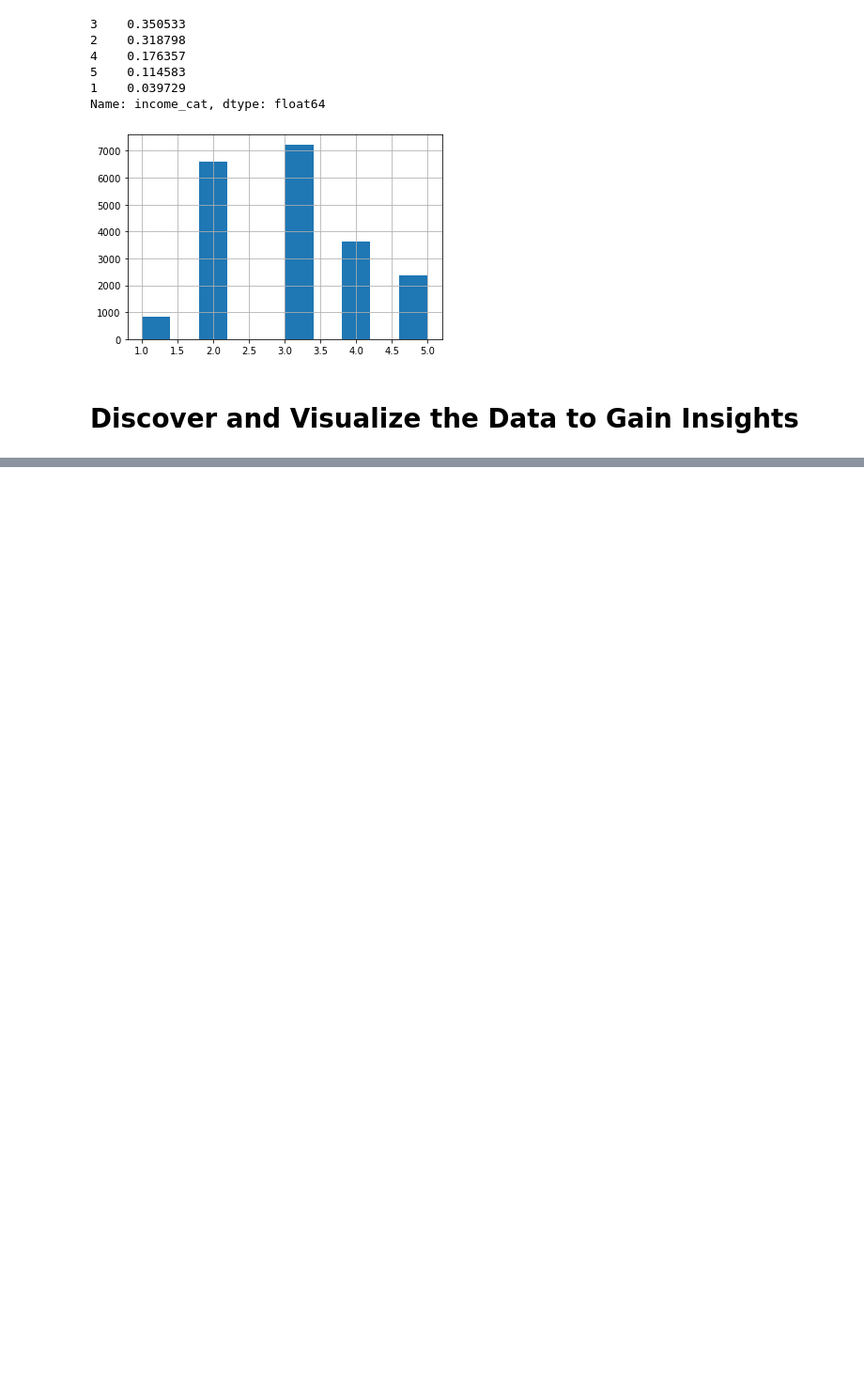
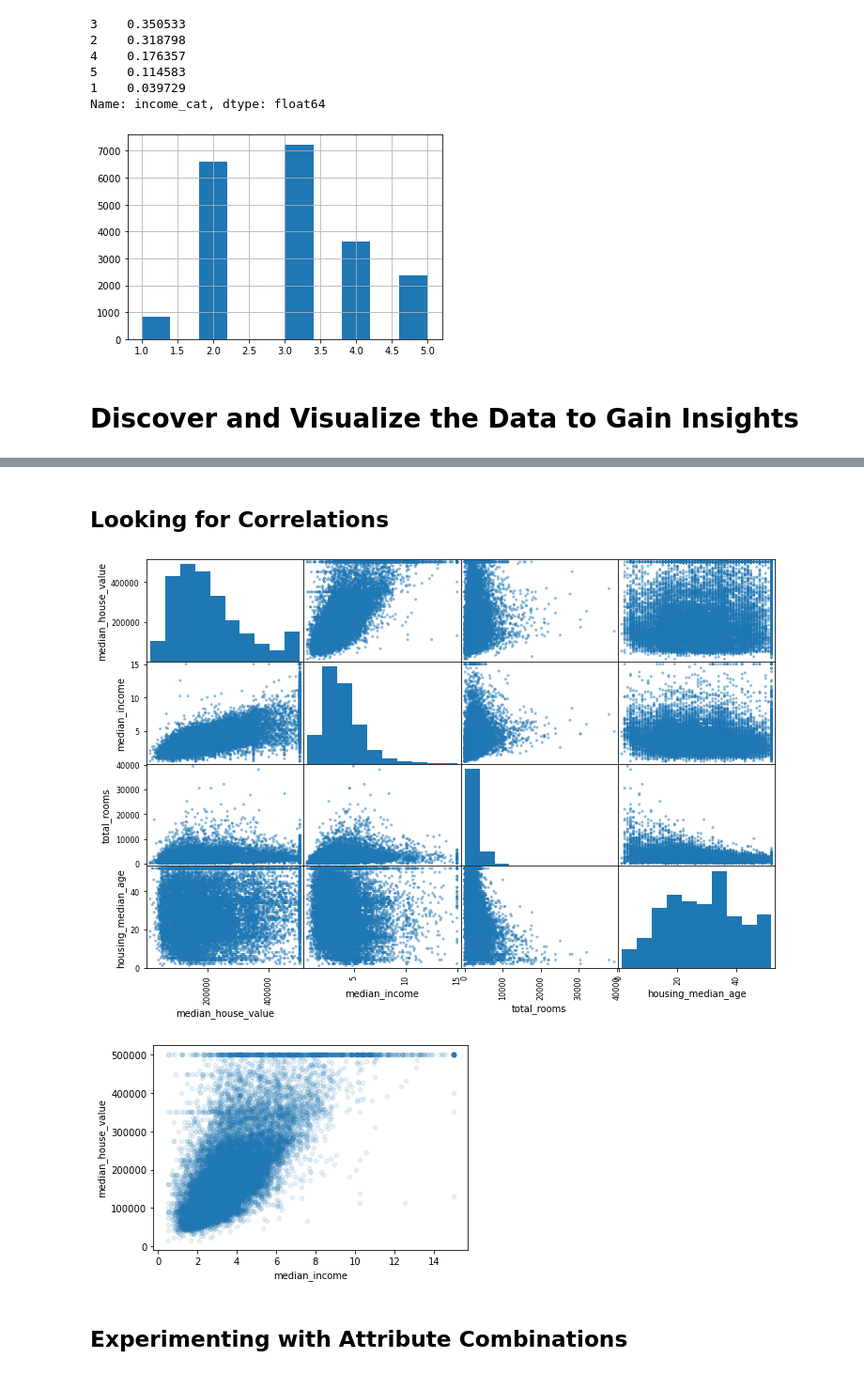
Before and after one commit to luckydoglou/ml-handson-book, a Jupyter notebook: chapter2.ipynb, the cells around one changed output, grey strips where cells are left out. Shown: that part at 94% size. Saved outputs shown, nothing was run; the diff lists cells and outputs as text; code cells hidden in the pictures; blank space fills up the shorter version.

```diff
--- a/chapter2.ipynb
+++ b/chapter2.ipynb
@@ -172,0 +190,19 @@ for set_ in (strat_train_set, strat_test_set):
+# %% [markdown]
+## Looking for Correlations
+# %%
+corr_matrix = housing.corr()
+corr_matrix["median_house_value"].sort_values(ascending=False)
+
+# another way to check correlation
+from pandas.plotting import scatter_matrix
+
+attributes = ["median_house_value", "median_income", "total_rooms", "housing_median_age"]
+scatter_matrix(housing[attributes], figsize=(12,8));
+
+# zoom in on the most correlated attributes
+housing.plot(kind="scatter", x="median_income", y="median_house_value", alpha=0.1);
+# %% [output]
+[figure, added]
+[figure, added]
+# %% [markdown]
+## Experimenting with Attribute Combinations
```
Also changed, not shown: parts of 43 cells of this notebook.
